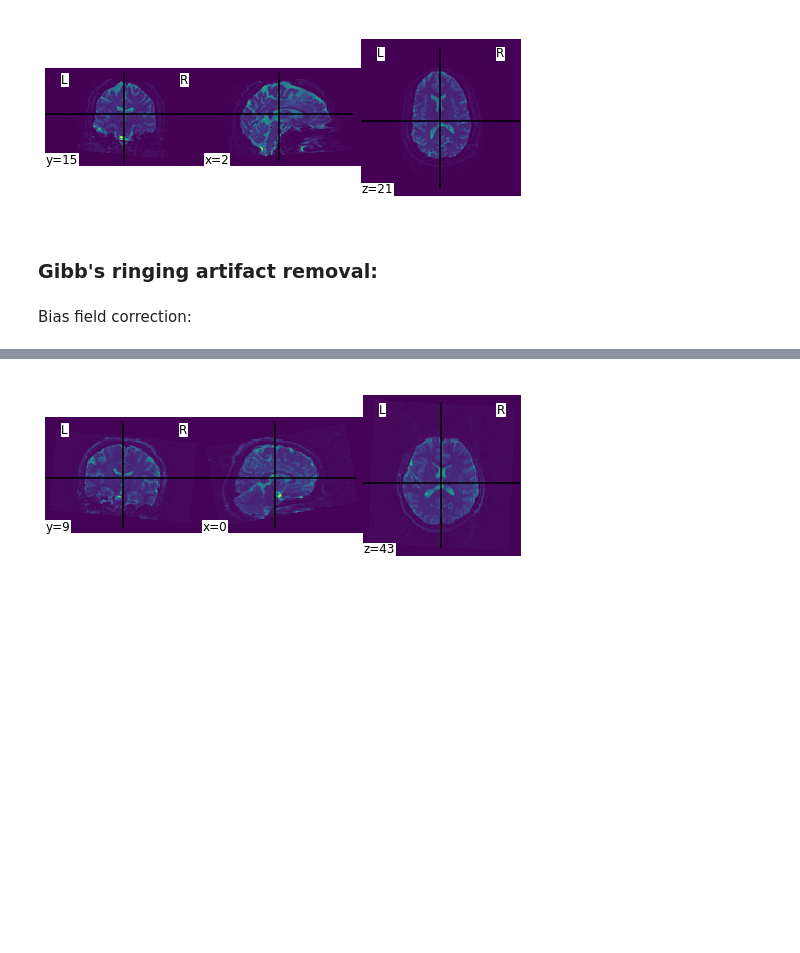
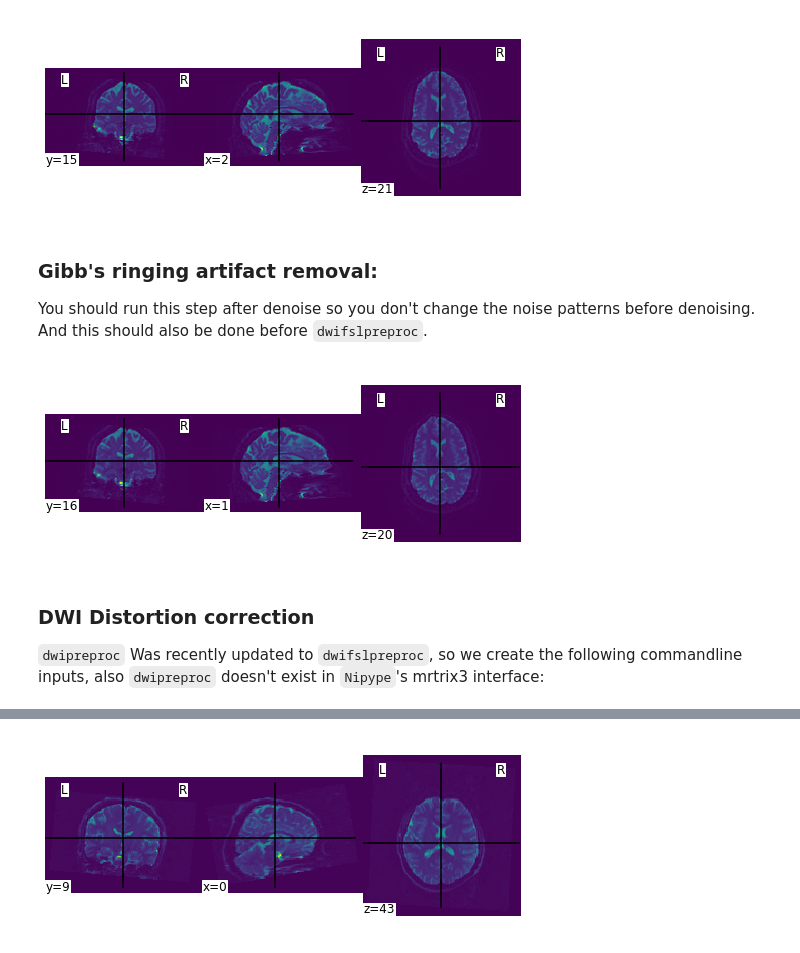
Before and after one commit to axiezai/pipetography, a Jupyter notebook: 00_core.ipynb, the cells around one changed output, grey strips where cells are left out. Cells and saved outputs as stored; diff of their text form; code cells hidden in the pictures; blank space fills up the shorter version.

```diff
--- a/00_core.ipynb
+++ b/00_core.ipynb
@@ -576,7 +577,27 @@ mrconvert: [100%] compressing image "outputs/cdwi.nii.gz"
 #
 #test_eq(os.path.exists(denoise.inputs.noise), True)
 #test_eq(os.path.exists(denoise.inputs.out_file), True)
-# %% [markdown]
-### Gibb's ringing artifact removal:
-# %% [markdown]
-Bias field correction:
+# %% [markdown]
+### Gibb's ringing artifact removal:
+You should run this step after denoise so you don't change the noise patterns before denoising. And this should also be done before `dwifslpreproc`.
+# %%
+#example
+#usage
+
+DeGibbs = MRDeGibbs()
+DeGibbs.inputs.in_file  = 'outputs/denoised.nii.gz'
+DeGibbs.inputs.out_file = 'outputs/degibbs.nii.gz'
+DeGibbs.run()
+
+# visualize:
+degibbs_dwi = nb.load(DeGibbs.inputs.out_file)
+degibbs_data = degibbs_dwi.get_fdata()[:, :, :, 0]
+degibbs_img = new_img_like(
+    degibbs_dwi, degibbs_data, affine=degibbs_dwi.affine, copy_header=True
+)
+_ = plotting.plot_img(degibbs_img)
+# %% [output]
+[figure, added]
+# %% [markdown]
+### DWI Distortion correction
+`dwipreproc` Was recently updated to `dwifslpreproc`, so we create the following commandline inputs, also `dwipreproc` doesn't exist in `Nipype`'s mrtrix3 interface:
```
Also changed, not shown: parts of 13 cells of this notebook, 1 other file.
